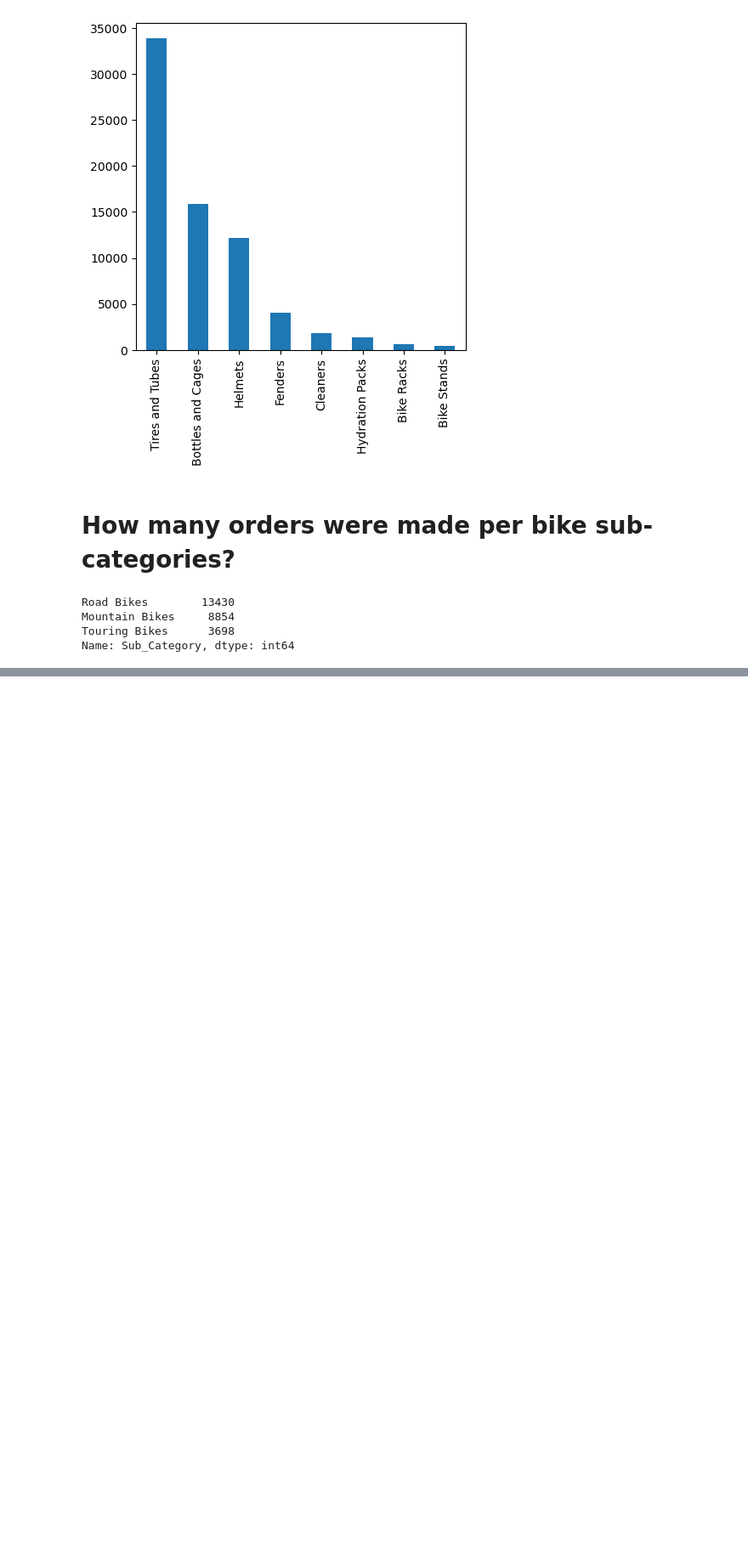
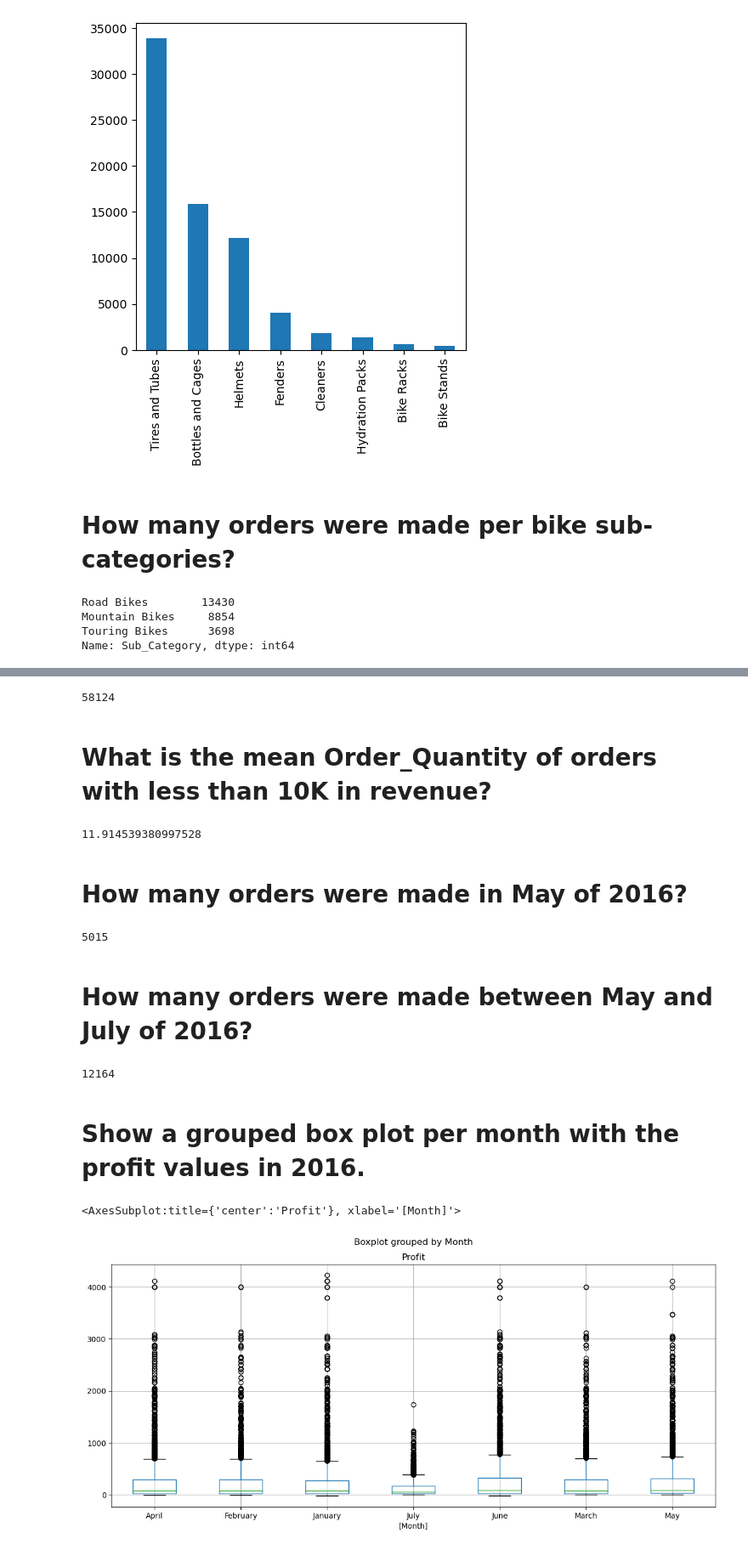
Before and after one commit to bipinj08/Data_Science_with_python, a Jupyter notebook: Loading_data and Doing_some_basic_stuff.ipynb, the cells around one changed output, grey strips where cells are left out. Shown at 85% size. Saved outputs shown, nothing was run; the diff lists cells and outputs as text; code cells hidden in the pictures; blank space fills up the shorter version.

```diff
--- a/Loading_data and Doing_some_basic_stuff.ipynb
+++ b/Loading_data and Doing_some_basic_stuff.ipynb
@@ -327,0 +380,6 @@ Name: Sub_Category, dtype: int64
+# %%
+sales['Revenue'].max()
+# %% [output]
+58124
+# %% [markdown]
+# What is the mean Order_Quantity of orders with less than 10K in revenue?
@@ -327,0 +388,26 @@ Name: Sub_Category, dtype: int64
+# %%
+sales.loc[codn, 'Order_Quantity'].mean()
+# %% [output]
+11.914539380997528
+# %% [markdown]
+# How many orders were made in May of 2016?
+# %%
+cond = (sales['Month'] == 'May') & (sales['Year']== 2016)
+sales.loc[cond].shape[0]
+# %% [output]
+5015
+# %% [markdown]
+# How many orders were made between May and July of 2016?
+# %%
+cond =  (sales['Year']== 2016) & (sales['Month'].isin(['May', 'June', 'July']))
+sales.loc[cond].shape[0]
+# %% [output]
+12164
+# %% [markdown]
+# Show a grouped box plot per month with the profit values in 2016.
+# %%
+profit_2016 = sales.loc[sales['Year'] == 2016, ['Profit', 'Month']]
+profit_2016.boxplot(by = 'Month', figsize = (14,6))
+# %% [output]
+<AxesSubplot:title={'center':'Profit'}, xlabel='[Month]'>
+[figure, added]
```
Also changed, not shown: parts of 17 cells of this notebook.
